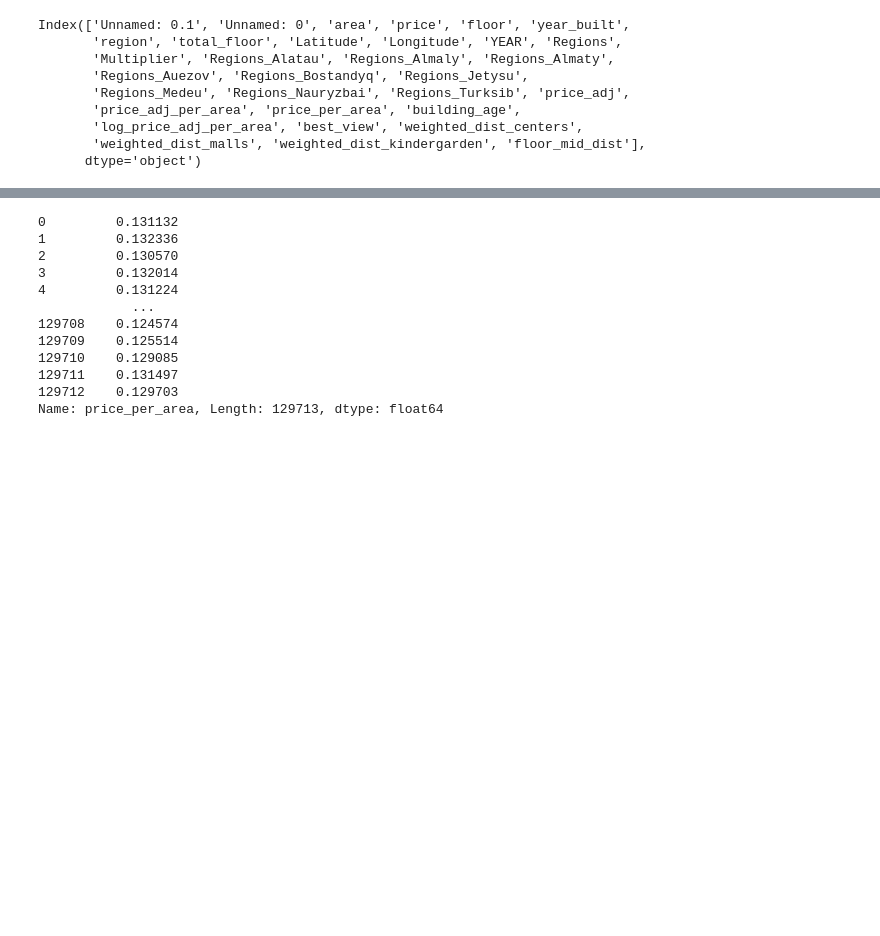
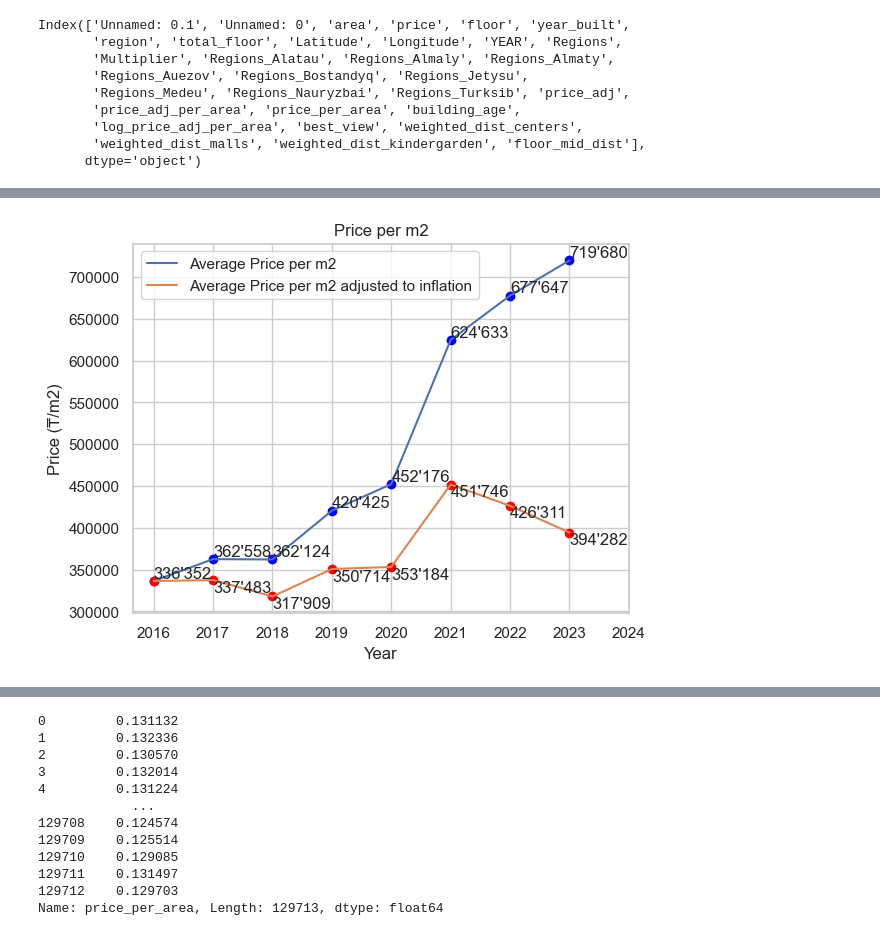
Before and after one commit to CodeForse/Diploma-, a Jupyter notebook: linear_models/linear_regression.ipynb, the cells around one changed output, grey strips where cells are left out. Cells and saved outputs as stored; diff of their text form; code cells hidden in the pictures; blank space fills up the shorter version.

```diff
--- a/linear_models/linear_regression.ipynb
+++ b/linear_models/linear_regression.ipynb
@@ -272,3 +323,39 @@ Index(['Unnamed: 0.1', 'Unnamed: 0', 'area', 'price', 'floor', 'year_built',
+# %%
+import matplotlib.pyplot as plt
+
+# Group the data by year and calculate the average price per area and adjusted price per area
+average_price_per_area = df_join.groupby('YEAR').price_per_area.mean()
+average_price_adj_per_area = df_join.groupby('YEAR').price_adj_per_area.mean()
+
+# Create the line plot for average price per area
+plt.plot(average_price_per_area, label='Average Price per m2')
+
+# Add markers and labels for average price per area
+plt.scatter(average_price_per_area.index, average_price_per_area.values, color='blue')
+for x, y in zip(average_price_per_area.index, average_price_per_area.values):
+    plt.text(x, y, f"{str(int(y))[:3]}'{str(int(y))[3:]}", va='bottom')
+
+# Create the line plot for average price per area adjusted to inflation
+plt.plot(average_price_adj_per_area, label='Average Price per m2 adjusted to inflation')
+
+# Add markers and labels for average price per area adjusted to inflation
+plt.scatter(average_price_adj_per_area.index, average_price_adj_per_area.values, color='red')
+for x, y in zip(average_price_adj_per_area.index[1:], average_price_adj_per_area.values[1:]):
+    plt.text(x, y, f"{str(int(y))[:3]}'{str(int(y))[3:]}", va='top')
+
+# Add labels and title
+plt.xlabel('Year')
+plt.ylabel('Price (₸/m2)')
+plt.title('Price per m2')
+
+# Display the legend
+plt.legend()
+
+plt.xlim(right=2024)
+# Show the plot
+plt.show()
+# %% [output]
+[figure, added]
 # %%
 from sklearn.linear_model import LinearRegression
 # %%
```
Also changed, not shown: parts of 33 cells of this notebook, 3 other files.
